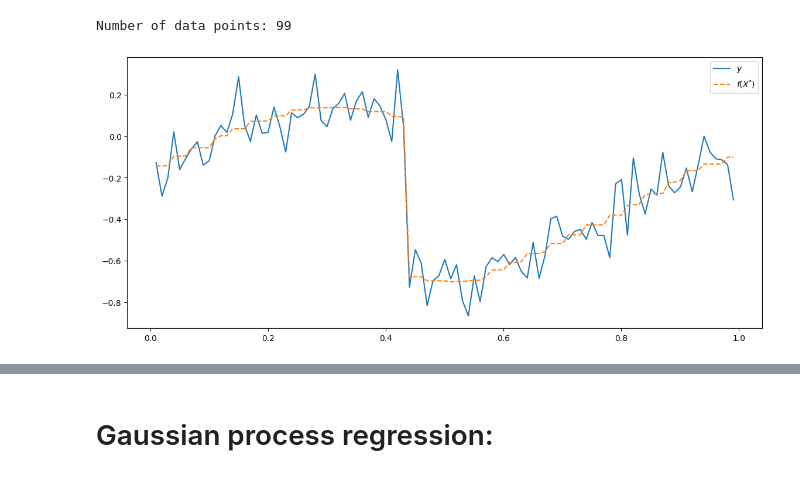
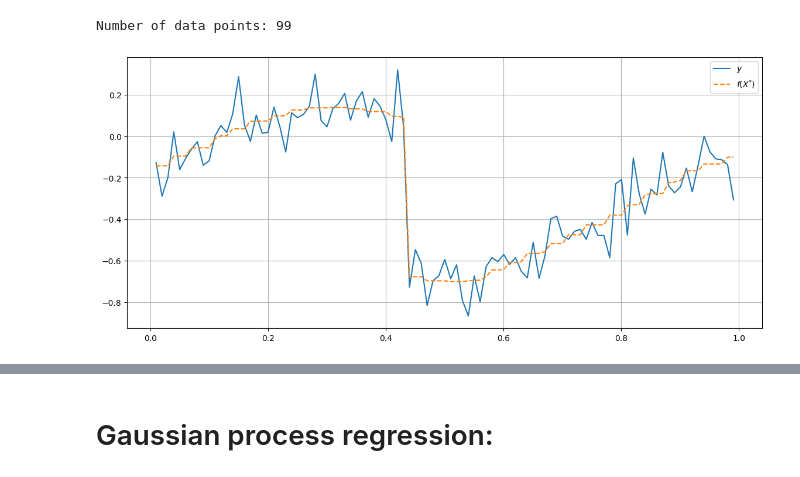
Before and after one commit to yamankindap/models, a Jupyter notebook: example.ipynb, the cells around one changed output, grey strips where cells are left out. Saved outputs shown, nothing was run; the diff lists cells and outputs as text; code cells hidden in the pictures.

```diff
--- a/example.ipynb
+++ b/example.ipynb
@@ -91,10 +91,10 @@ yeval = evaluation_data_df["y"].values.reshape(-1, 1)
 # %%
 fig, ax = plt.subplots(figsize=(14,6))
 
 ax.plot(Xeval, yeval, label=r'$y$')
 ax.plot(Xeval, fXeval, label=r'$f(X^{*})$', ls='--')
-
+ax.grid(True)
 ax.legend(fontsize=10)
 plt.show()
 # %% [output]
-[figure, old version]
+[figure, new version]
```
Also changed, not shown: parts of 22 cells of this notebook, 5 other files.
